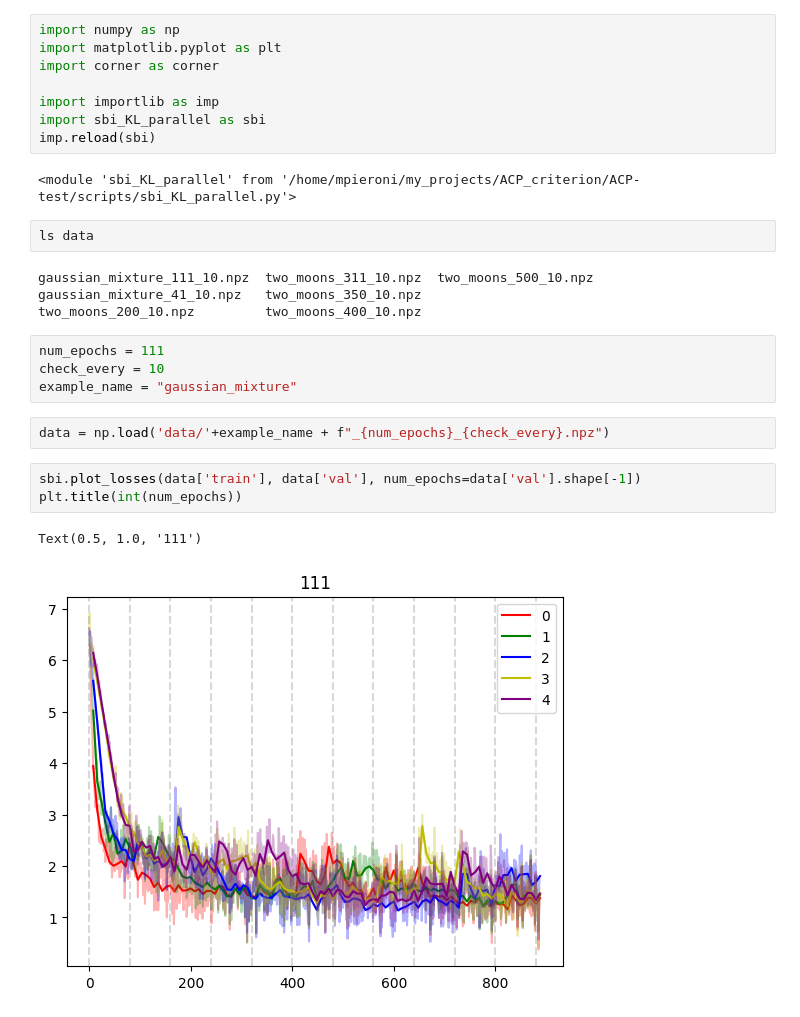
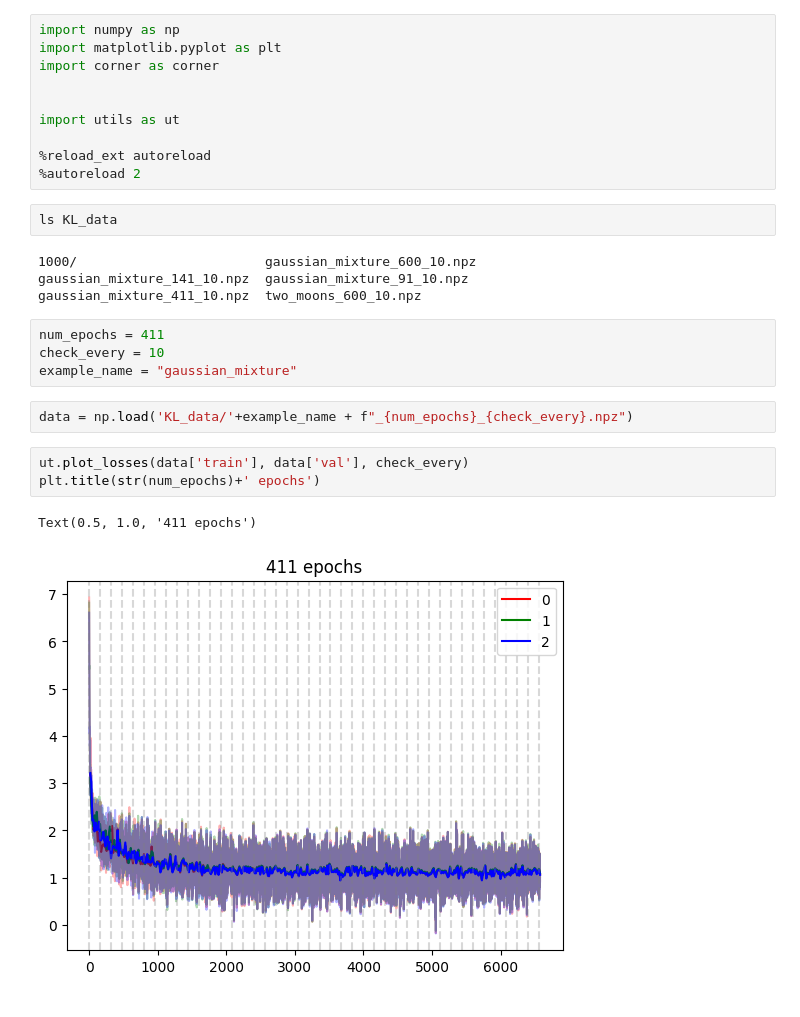
Before and after one commit to Mauropieroni/ACP-test-fork, a Jupyter notebook: scripts/plot_outputs_gauss.ipynb, the cells around one changed output. Drawn from its saved outputs; the diff is of its cells as text.

Commit message:
Plotting function/nbs fixed

```diff
--- a/scripts/plot_outputs_gauss.ipynb
+++ b/scripts/plot_outputs_gauss.ipynb
@@ -3,26 +3,26 @@ import numpy as np
 import matplotlib.pyplot as plt
 import corner as corner
 
-import importlib as imp
-import sbi_KL_parallel as sbi
-imp.reload(sbi)
+
+import utils as ut
+
+%reload_ext autoreload
+%autoreload 2
-# %% [output]
-<module 'sbi_KL_parallel' from '/home/mpieroni/my_projects/ACP_criterion/ACP-test/scripts/sbi_KL_parallel.py'>
 # %%
-ls data
+ls KL_data
 # %% [output]
-gaussian_mixture_111_10.npz  two_moons_311_10.npz  two_moons_500_10.npz
-gaussian_mixture_41_10.npz   two_moons_350_10.npz
-two_moons_200_10.npz         two_moons_400_10.npz
+1000/                        gaussian_mixture_600_10.npz
+gaussian_mixture_141_10.npz  gaussian_mixture_91_10.npz
+gaussian_mixture_411_10.npz  two_moons_600_10.npz
 # %%
-num_epochs = 111
+num_epochs = 411
 check_every = 10
 example_name = "gaussian_mixture"
 # %%
-data = np.load('data/'+example_name + f"_{num_epochs}_{check_every}.npz")
+data = np.load('KL_data/'+example_name + f"_{num_epochs}_{check_every}.npz")
 # %%
-sbi.plot_losses(data['train'], data['val'], num_epochs=data['val'].shape[-1])
-plt.title(int(num_epochs))
+ut.plot_losses(data['train'], data['val'], check_every)
+plt.title(str(num_epochs)+' epochs')
 # %% [output]
-Text(0.5, 1.0, '111')
+Text(0.5, 1.0, '411 epochs')
-[figure, old version]
+[figure, new version]
```
Also changed, not shown: parts of 11 cells of this notebook, 2 other files.
